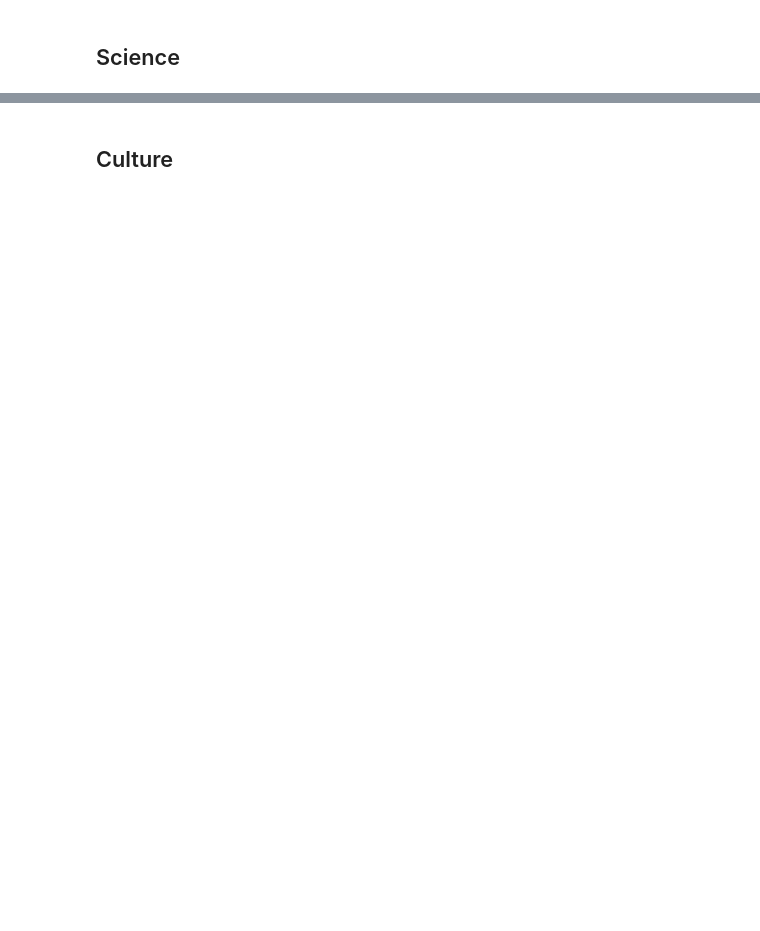
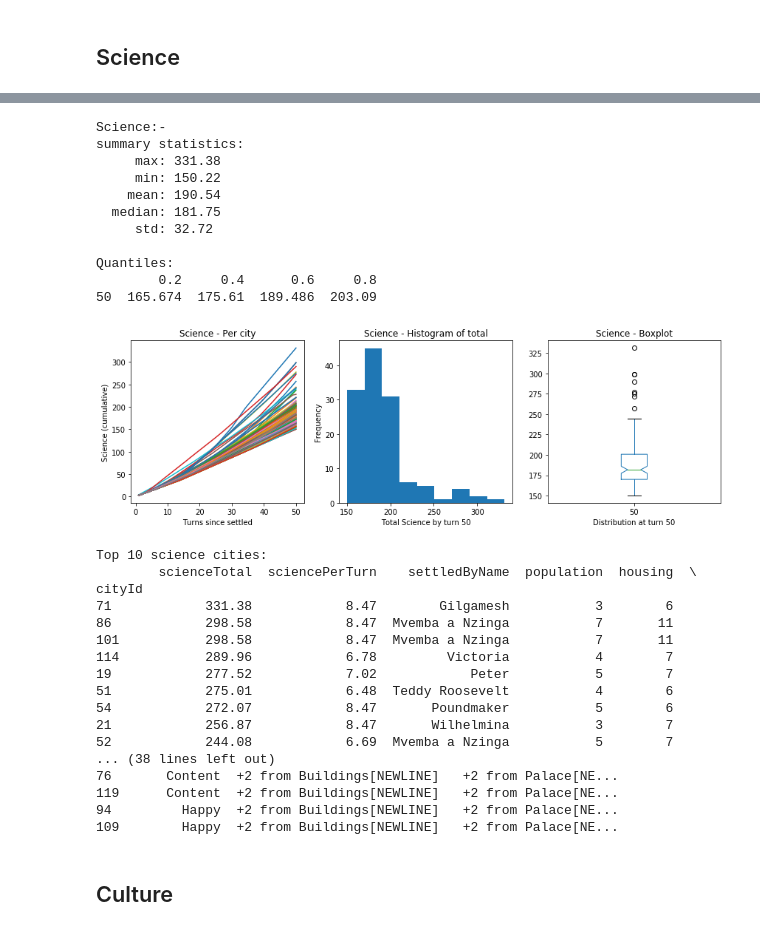
Before and after one commit to kebnoa/Civ6RFCitySettlement, a Jupyter notebook: Analysis/02 Data Exploration - City Per Turn.ipynb, the cells around one changed output, grey strips where cells are left out. Saved outputs shown, nothing was run; the diff lists cells and outputs as text; code cells hidden in the pictures; blank space fills up the shorter version.

```diff
--- a/Analysis/02 Data Exploration - City Per Turn.ipynb
+++ b/Analysis/02 Data Exploration - City Per Turn.ipynb
@@ -419,2 +201,34 @@ cityId
+# %%
+showYieldMetrics('Science', 10)
+# %% [output]
+Science:-
+summary statistics:
+     max: 331.38
+     min: 150.22
+    mean: 190.54
+  median: 181.75
+     std: 32.72
+
+Quantiles:
+        0.2     0.4      0.6     0.8
+50  165.674  175.61  189.486  203.09
+[figure, added]
+Top 10 science cities:
+        scienceTotal  sciencePerTurn    settledByName  population  housing  \
+cityId
+71            331.38            8.47        Gilgamesh           3        6
+86            298.58            8.47  Mvemba a Nzinga           7       11
+101           298.58            8.47  Mvemba a Nzinga           7       11
+114           289.96            6.78         Victoria           4        7
+19            277.52            7.02            Peter           5        7
+51            275.01            6.48  Teddy Roosevelt           4        6
+54            272.07            8.47       Poundmaker           5        6
+21            256.87            8.47       Wilhelmina           3        7
+52            244.08            6.69  Mvemba a Nzinga           5        7
+... (38 lines left out)
+76       Content  +2 from Buildings[NEWLINE]   +2 from Palace[NE...
+119      Content  +2 from Buildings[NEWLINE]   +2 from Palace[NE...
+94         Happy  +2 from Buildings[NEWLINE]   +2 from Palace[NE...
+109        Happy  +2 from Buildings[NEWLINE]   +2 from Palace[NE...
 # %% [markdown]
 ## Culture
```
Also changed, not shown: parts of 25 cells of this notebook, 36 other files.
